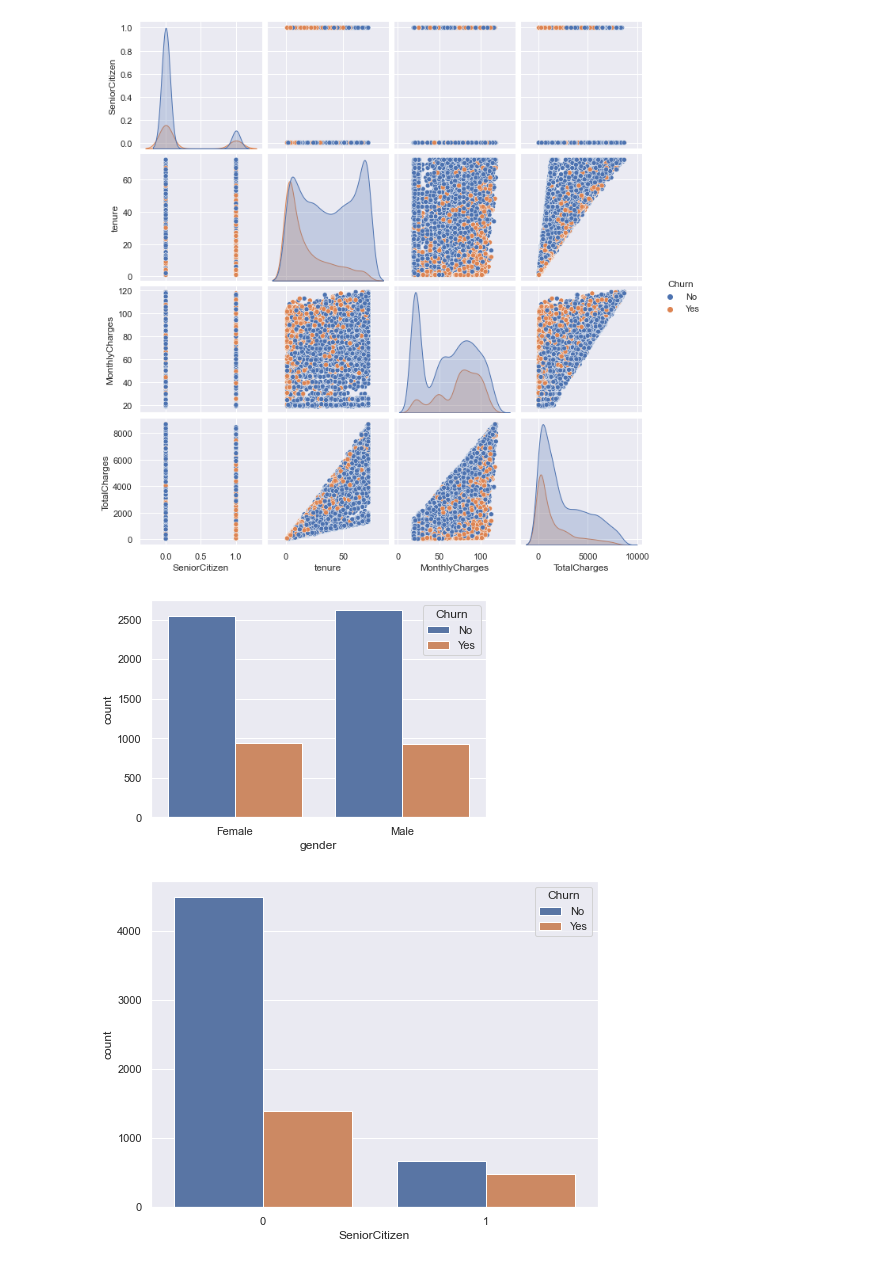
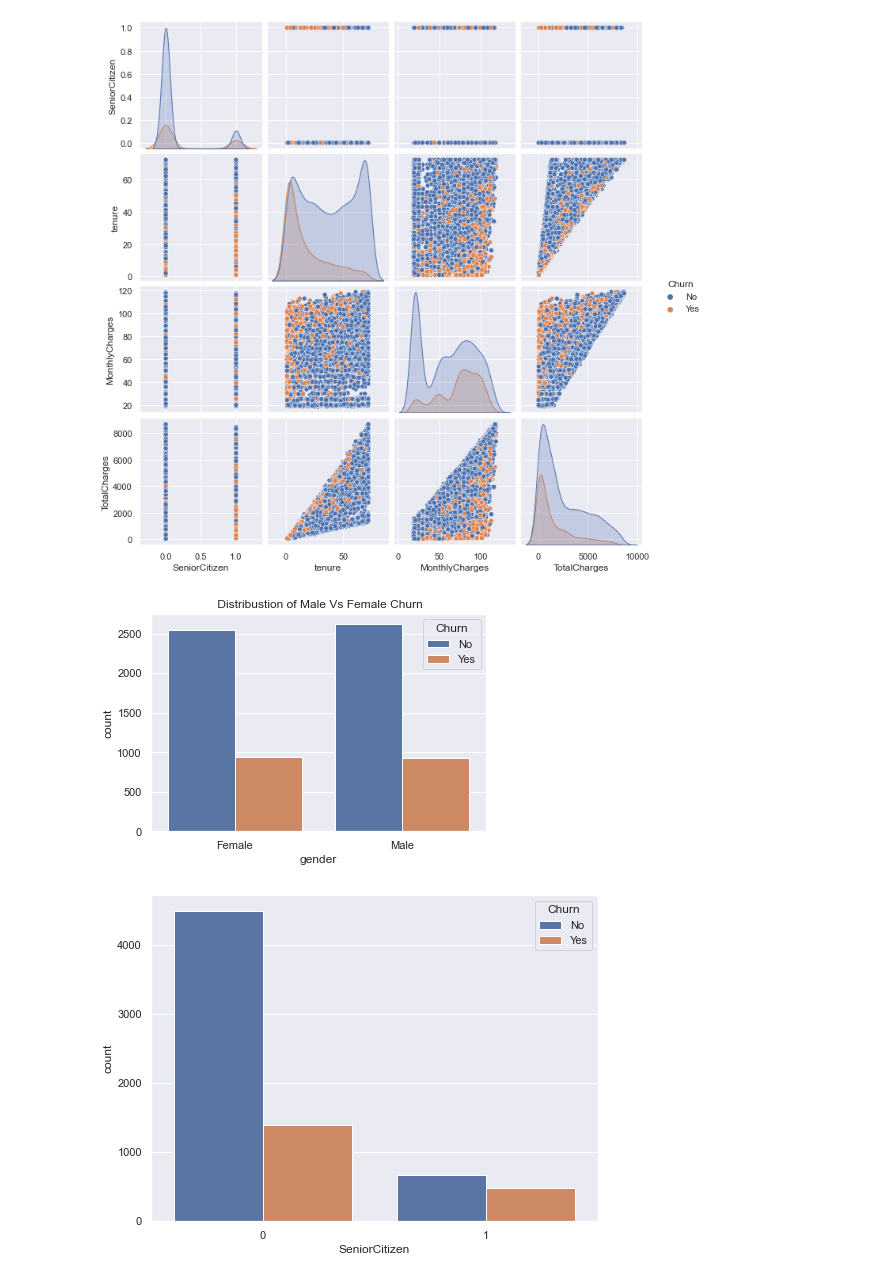
Before and after one commit to dranreb1660/customer-churn-project, a Jupyter notebook: customer_churn.ipynb, the cells around one changed output. Drawn from its saved outputs; the diff is of its cells as text; code cells hidden in the pictures.

```diff
--- a/customer_churn.ipynb
+++ b/customer_churn.ipynb
@@ -173,10 +173,11 @@ plt.show()
 [figure]
 # %%
 sns.countplot(x='gender', hue= 'Churn', data = data)
+plt.title(' Distribustion of Male Vs Female Churn')
 plt.savefig('./pics/uni_maleVfemale.png')
 plt.show()
 # %% [output]
-[figure, old version]
+[figure, new version]
 # %%
 plt.figure(figsize=(8,6))
 sns.countplot(x='SeniorCitizen', hue= 'Churn', data = data)
```
Also changed, not shown: parts of 1 cell of this notebook, 3 other files.
